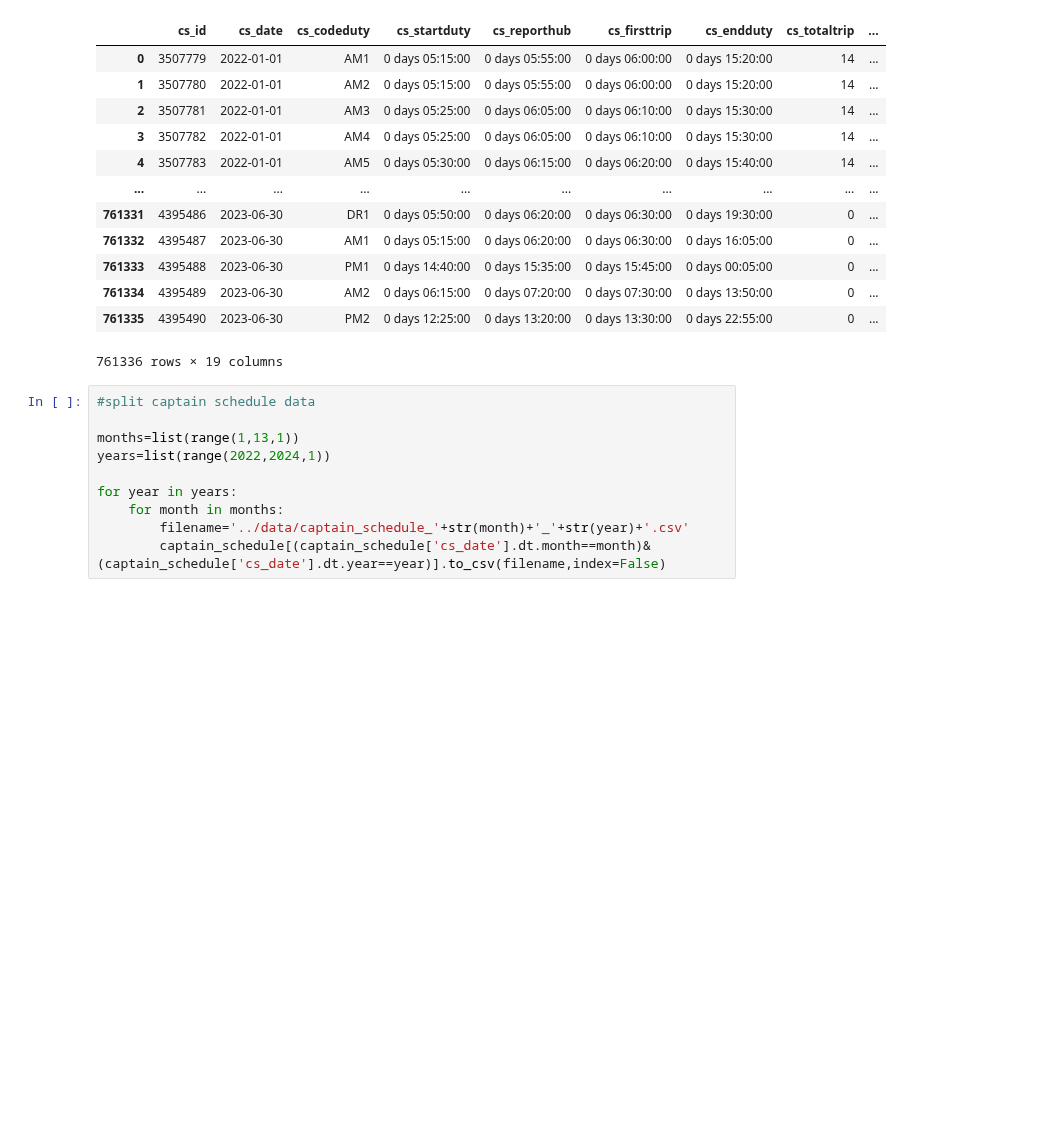
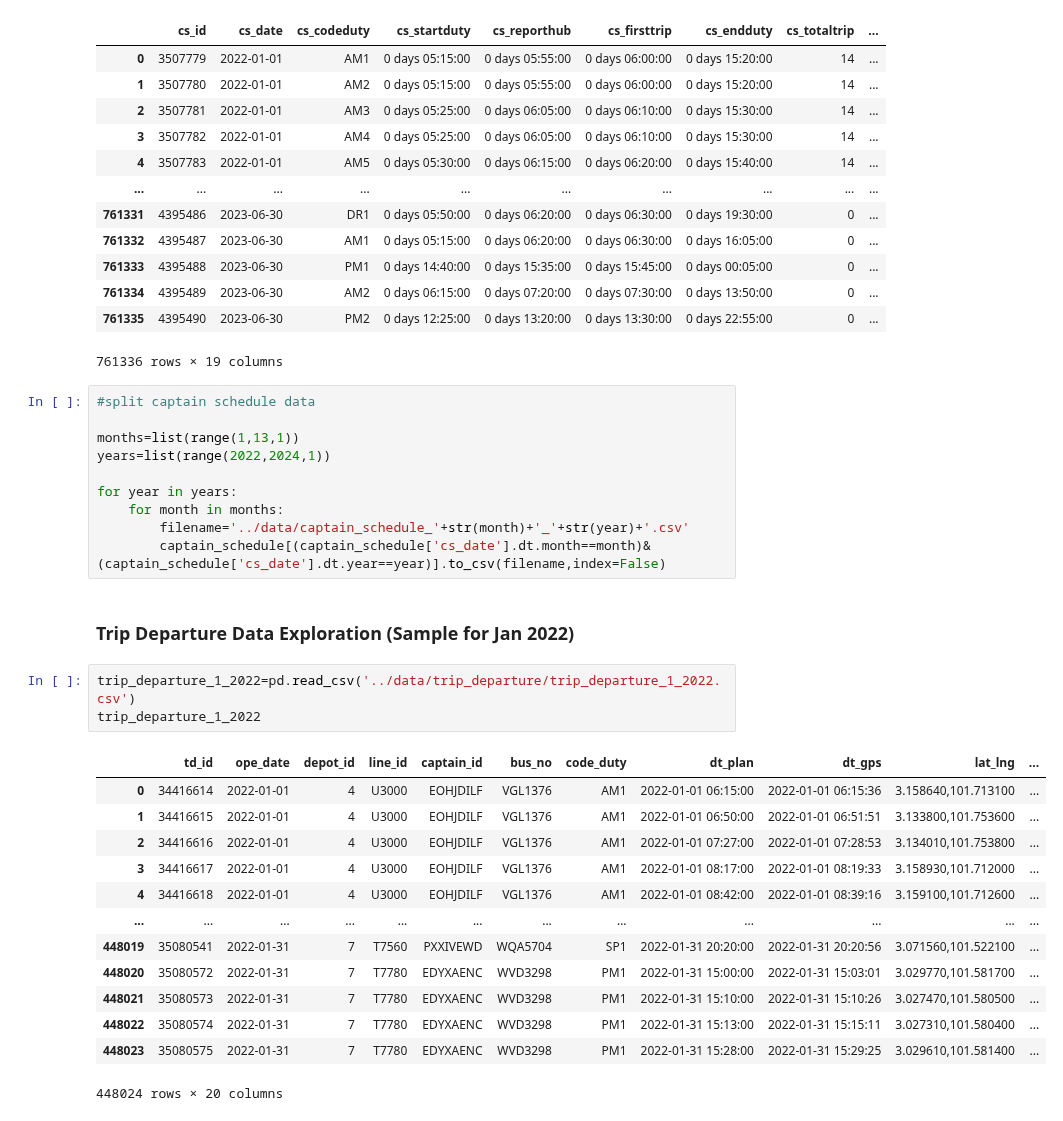
Before and after one commit to izardy/myrapid-backend, a Jupyter notebook: etl/data_exploration.ipynb, the cells around one changed output. Drawn from its saved outputs; the diff is of its cells as text; blank space fills up the shorter version.

```diff
--- a/etl/data_exploration.ipynb
+++ b/etl/data_exploration.ipynb
@@ -135,3 +138,22 @@ for year in years:
     for month in months:
         filename='../data/captain_schedule_'+str(month)+'_'+str(year)+'.csv'
         captain_schedule[(captain_schedule['cs_date'].dt.month==month)&(captain_schedule['cs_date'].dt.year==year)].to_csv(filename,index=False)
+# %% [markdown]
+### Trip Departure Data Exploration (Sample for Jan 2022)
+# %%
+trip_departure_1_2022=pd.read_csv('../data/trip_departure/trip_departure_1_2022.csv')
+trip_departure_1_2022
+# %% [output]
+|  | td_id | ope_date | depot_id | line_id | captain_id | bus_no | code_duty | dt_plan | dt_gps | lat_lng | ... |
+| 0 | 34416614 | 2022-01-01 | 4 | U3000 | EOHJDILF | VGL1376 | AM1 | 2022-01-01 06:15:00 | 2022-01-01 06:15:36 | 3.158640,101.713100 | ... |
+| 1 | 34416615 | 2022-01-01 | 4 | U3000 | EOHJDILF | VGL1376 | AM1 | 2022-01-01 06:50:00 | 2022-01-01 06:51:51 | 3.133800,101.753600 | ... |
+| 2 | 34416616 | 2022-01-01 | 4 | U3000 | EOHJDILF | VGL1376 | AM1 | 2022-01-01 07:27:00 | 2022-01-01 07:28:53 | 3.134010,101.753800 | ... |
+| 3 | 34416617 | 2022-01-01 | 4 | U3000 | EOHJDILF | VGL1376 | AM1 | 2022-01-01 08:17:00 | 2022-01-01 08:19:33 | 3.158930,101.712000 | ... |
+| 4 | 34416618 | 2022-01-01 | 4 | U3000 | EOHJDILF | VGL1376 | AM1 | 2022-01-01 08:42:00 | 2022-01-01 08:39:16 | 3.159100,101.712600 | ... |
+| ... | ... | ... | ... | ... | ... | ... | ... | ... | ... | ... | ... |
+| 448019 | 35080541 | 2022-01-31 | 7 | T7560 | PXXIVEWD | WQA5704 | SP1 | 2022-01-31 20:20:00 | 2022-01-31 20:20:56 | 3.071560,101.522100 | ... |
+| 448020 | 35080572 | 2022-01-31 | 7 | T7780 | EDYXAENC | WVD3298 | PM1 | 2022-01-31 15:00:00 | 2022-01-31 15:03:01 | 3.029770,101.581700 | ... |
+| 448021 | 35080573 | 2022-01-31 | 7 | T7780 | EDYXAENC | WVD3298 | PM1 | 2022-01-31 15:10:00 | 2022-01-31 15:10:26 | 3.027470,101.580500 | ... |
+| 448022 | 35080574 | 2022-01-31 | 7 | T7780 | EDYXAENC | WVD3298 | PM1 | 2022-01-31 15:13:00 | 2022-01-31 15:15:11 | 3.027310,101.580400 | ... |
+| 448023 | 35080575 | 2022-01-31 | 7 | T7780 | EDYXAENC | WVD3298 | PM1 | 2022-01-31 15:28:00 | 2022-01-31 15:29:25 | 3.029610,101.581400 | ... |
+448024 rows × 20 columns
```
Also changed, not shown: parts of 3 cells of this notebook.
